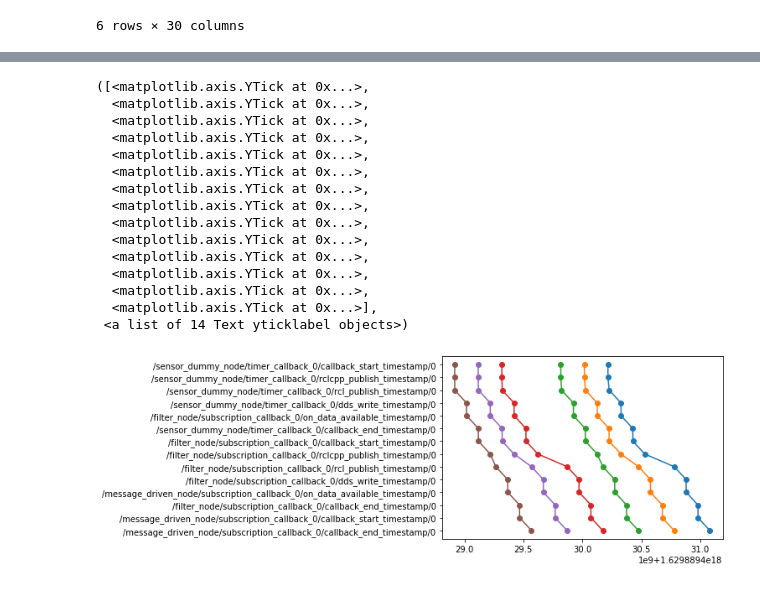
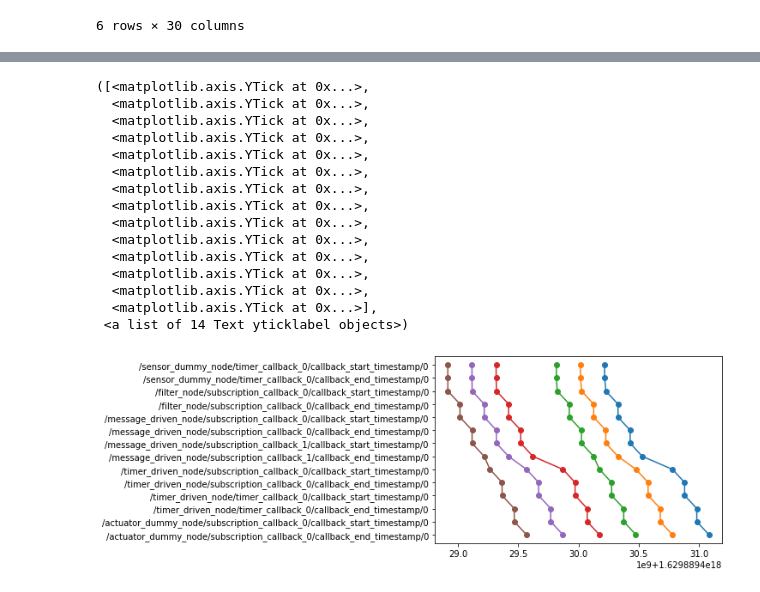
Before and after one commit to tier4/caret_analyze, a Jupyter notebook: sample/lttng_samples/end_to_end_sample.ipynb, the cells around one changed output, grey strips where cells are left out. Drawn from its saved outputs; the diff is of its cells as text; code cells hidden in the pictures.

Commit message:
modify ytick labels
Signed-off-by: hsgwa <hasegawa@isp.co.jp>

```diff
--- a/sample/lttng_samples/end_to_end_sample.ipynb
+++ b/sample/lttng_samples/end_to_end_sample.ipynb
@@ -160,25 +125,25 @@ for column_name, part in  itertools.product(df.columns, show_column_names_part):
 # %%
 df_filtered = df[show_column_names]
 for i, row in df_filtered.iterrows():
     x = row.values
     y = np.array(range(len(x))) * -1
     plt.plot(x, y, marker='o')
 
-plt.yticks(y, df.columns)
+plt.yticks(y, df_filtered.columns)
 # %% [output]
 ([<matplotlib.axis.YTick at 0x...>,
   <matplotlib.axis.YTick at 0x...>,
   <matplotlib.axis.YTick at 0x...>,
   <matplotlib.axis.YTick at 0x...>,
   <matplotlib.axis.YTick at 0x...>,
   <matplotlib.axis.YTick at 0x...>,
   <matplotlib.axis.YTick at 0x...>,
   <matplotlib.axis.YTick at 0x...>,
   <matplotlib.axis.YTick at 0x...>,
   <matplotlib.axis.YTick at 0x...>,
   <matplotlib.axis.YTick at 0x...>,
   <matplotlib.axis.YTick at 0x...>,
   <matplotlib.axis.YTick at 0x...>,
   <matplotlib.axis.YTick at 0x...>],
  <a list of 14 Text yticklabel objects>)
-[figure, old version]
+[figure, new version]
```
Also changed, not shown: parts of 4 cells of this notebook.
